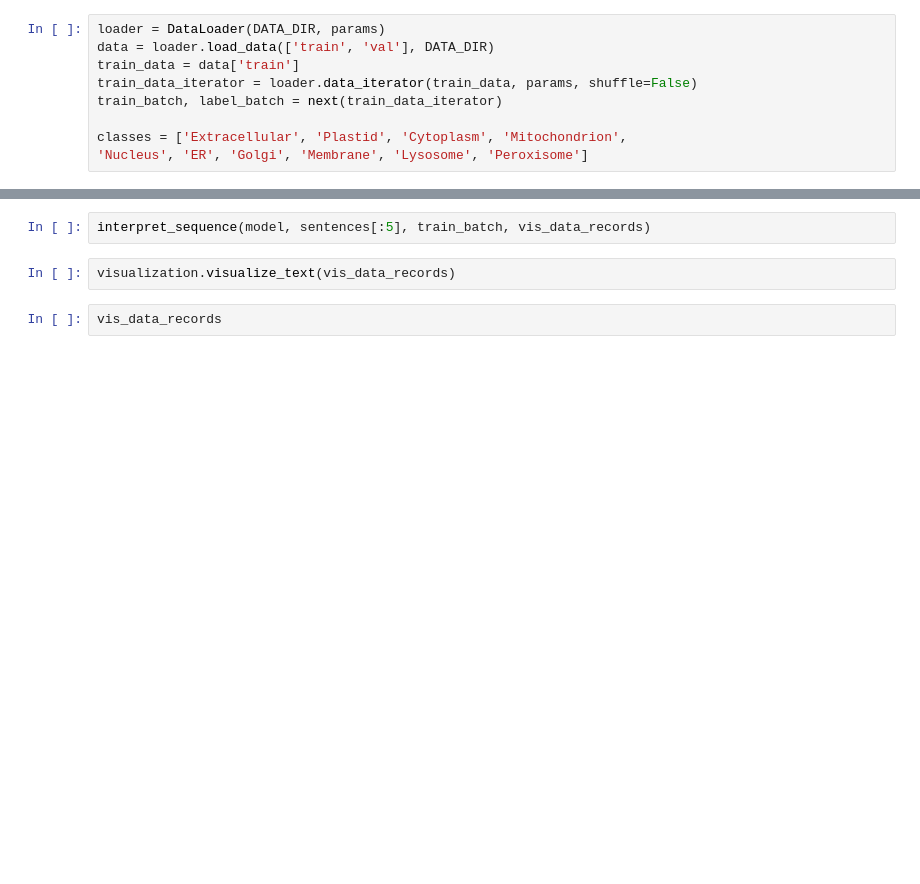
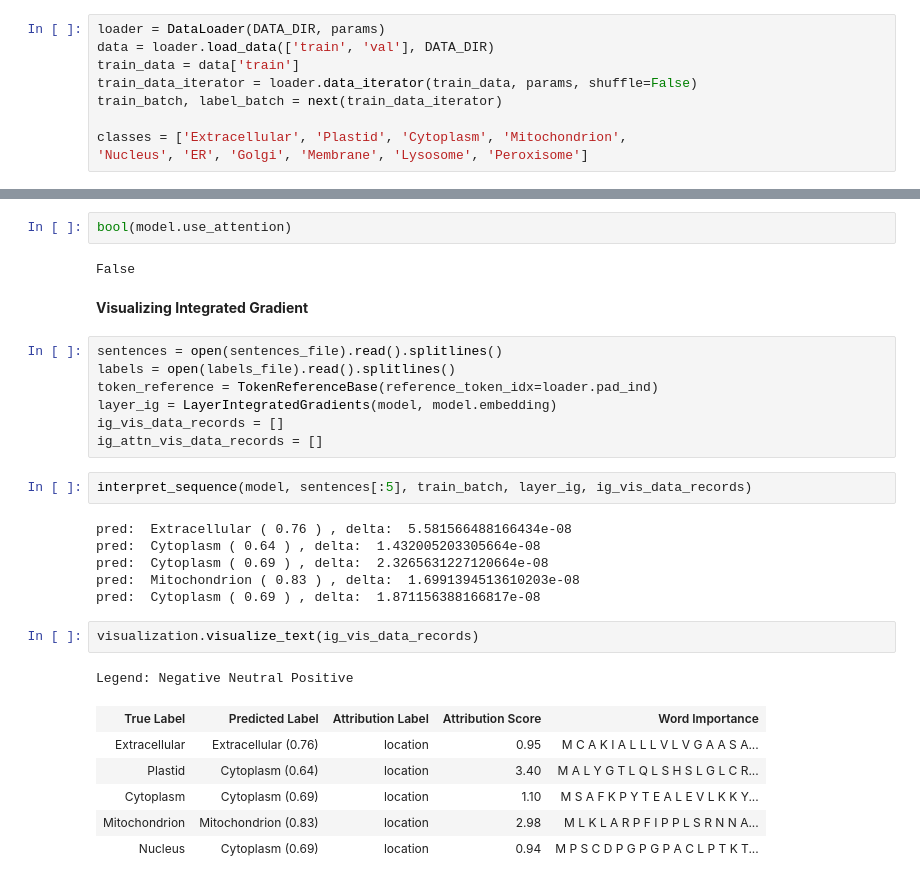
Before and after one commit to arolihas/interpretable-deepPSL, a Jupyter notebook: DeepLoc/captum_viz.ipynb, the cells around one changed output, grey strips where cells are left out. Cells and saved outputs as stored; diff of their text form; blank space fills up the shorter version.

```diff
--- a/DeepLoc/captum_viz.ipynb
+++ b/DeepLoc/captum_viz.ipynb
@@ -53,6 +55,31 @@ model.eval()
+# %%
+bool(model.use_attention)
+# %% [output]
+False
+# %% [markdown]
+**Visualizing Integrated Gradient**
+# %%
+sentences = open(sentences_file).read().splitlines()
+labels = open(labels_file).read().splitlines()
+token_reference = TokenReferenceBase(reference_token_idx=loader.pad_ind)
+layer_ig = LayerIntegratedGradients(model, model.embedding)
+ig_vis_data_records = []
+ig_attn_vis_data_records = []
 # %%
-interpret_sequence(model, sentences[:5], train_batch, vis_data_records)
+interpret_sequence(model, sentences[:5], train_batch, layer_ig, ig_vis_data_records)
+# %% [output]
+pred:  Extracellular ( 0.76 ) , delta:  5.581566488166434e-08
+pred:  Cytoplasm ( 0.64 ) , delta:  1.432005203305664e-08
+pred:  Cytoplasm ( 0.69 ) , delta:  2.3265631227120664e-08
+pred:  Mitochondrion ( 0.83 ) , delta:  1.6991394513610203e-08
+pred:  Cytoplasm ( 0.69 ) , delta:  1.871156388166817e-08
 # %%
-visualization.visualize_text(vis_data_records)
+visualization.visualize_text(ig_vis_data_records)
+# %% [output]
+Legend: Negative Neutral Positive
+| True Label | Predicted Label | Attribution Label | Attribution Score | Word Importance |
+| Extracellular | Extracellular (0.76) | location | 0.95 | M C A K I A L L L V L V G A A S A... |
+| Plastid | Cytoplasm (0.64) | location | 3.40 | M A L Y G T L Q L S H S L G L C R... |
+| Cytoplasm | Cytoplasm (0.69) | location | 1.10 | M S A F K P Y T E A L E V L K K Y... |
+| Mitochondrion | Mitochondrion (0.83) | location | 2.98 | M L K L A R P F I P P L S R N N A... |
+| Nucleus | Cytoplasm (0.69) | location | 0.94 | M P S C D P G P G P A C L P T K T... |
-# %%
-vis_data_records
```
Also changed, not shown: parts of 24 cells of this notebook, 12 other files.
